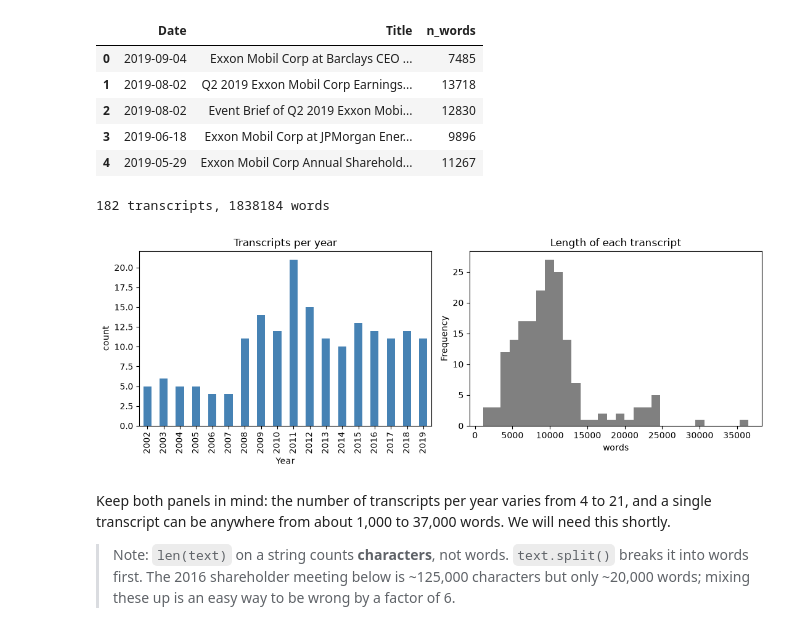
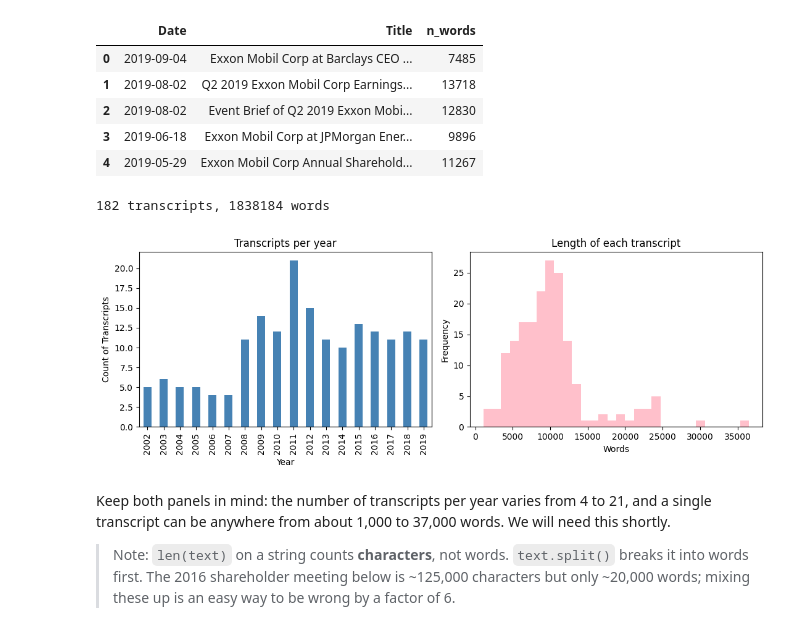
Before and after one commit to ellaxcode/QM2, a Jupyter notebook: notebooks/W04. Natural Language Processing.ipynb, the cells around one changed output. Saved outputs shown, nothing was run; the diff lists cells and outputs as text; code cells hidden in the pictures.

```diff
--- a/notebooks/W04. Natural Language Processing.ipynb
+++ b/notebooks/W04. Natural Language Processing.ipynb
@@ -66,17 +66,17 @@ df[['Date', 'Title', 'n_words']].head()
 | 3 | 2019-06-18 | Exxon Mobil Corp at JPMorgan Ener... | 9896 |
 | 4 | 2019-05-29 | Exxon Mobil Corp Annual Sharehold... | 11267 |
 # %%
-print(len(df), 'transcripts,', df['n_words'].sum(), 'words')
+print(len(df), 'transcripts,', df['n_words'].sum(), 'words') #len(df) = counts the rows
 
 fig, ax = plt.subplots(1, 2, figsize=(11, 4))
-df.groupby('Year').size().plot.bar(ax=ax[0], color='steelblue')
-ax[0].set_title('Transcripts per year'); ax[0].set_ylabel('count')
-df['n_words'].plot.hist(bins=30, ax=ax[1], color='grey')
-ax[1].set_title('Length of each transcript'); ax[1].set_xlabel('words')
-plt.tight_layout(); plt.show()
+df.groupby('Year').size().plot.bar(ax=ax[0], color='steelblue') #ax=ax[0] refers to the first chart (change to [1] for the seocnd )
+ax[0].set_title('Transcripts per year'); ax[0].set_ylabel('Count of Transcripts')
+df['n_words'].plot.hist(bins=30, ax=ax[1], color='pink') #bins divides into 30 classes within the range of n words
+ax[1].set_title('Length of each transcript'); ax[1].set_xlabel('Words')
+plt.tight_layout(); plt.show(). #semi colon is just a new line, but kept in the same line
 # %% [output]
 182 transcripts, 1838184 words
-[figure, old version]
+[figure, new version]
 # %% [markdown]
 Keep both panels in mind: the number of transcripts per year varies from 4 to 21, and a single transcript can be anywhere from about 1,000 to 37,000 words. We will need this shortly.
 
```
Also changed, not shown: parts of 11 cells of this notebook.
